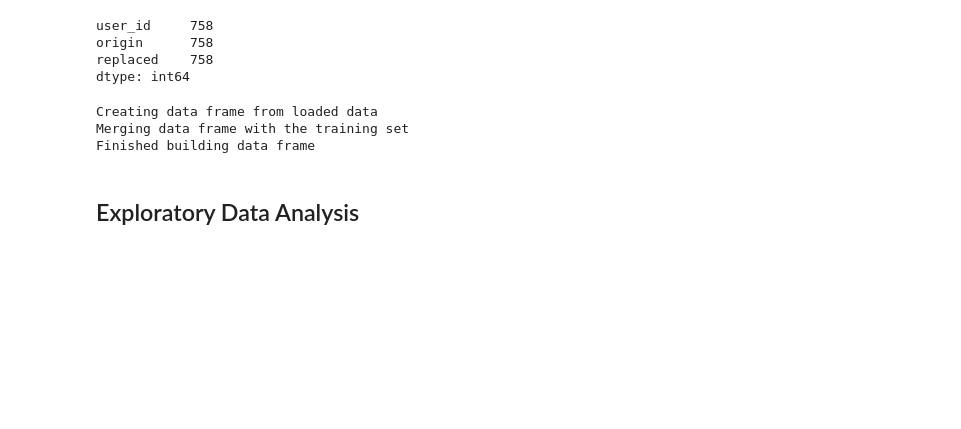
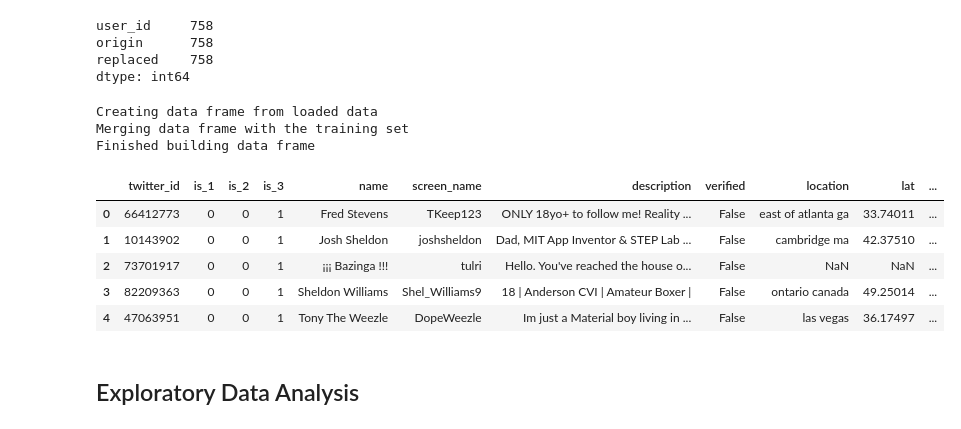
Before and after one commit to KopBob/technosphere, a Jupyter notebook: hw1/homework-1-st.ipynb, the cells around one changed output. Drawn from its saved outputs; the diff is of its cells as text; code cells hidden in the pictures; blank space fills up the shorter version.

```diff
--- a/hw1/homework-1-st.ipynb
+++ b/hw1/homework-1-st.ipynb
@@ -234,6 +234,8 @@ def twitter_user_to_dataframe_record(user, index, loc_err_writer):
         "listed_count": user.listed_count,
         "verified": user.verified
     }
+    if user.protected:
+        print user.id, user.screen_name
 
     if user.description is not None and user.description.strip() != "":
         record["description"] = user.description
@@ -315,6 +317,15 @@ print "Finished building data frame"
 Creating data frame from loaded data
 Merging data frame with the training set
 Finished building data frame
+# %%
+df_full.head()
+# %% [output]
+|  | twitter_id | is_1 | is_2 | is_3 | name | screen_name | description | verified | location | lat | ... |
+| 0 | 66412773 | 0 | 0 | 1 | Fred Stevens | TKeep123 | ONLY 18yo+ to follow me! Reality ... | False | east of atlanta ga | 33.74011 | ... |
+| 1 | 10143902 | 0 | 0 | 1 | Josh Sheldon | joshsheldon | Dad, MIT App Inventor & STEP Lab ... | False | cambridge ma | 42.37510 | ... |
+| 2 | 73701917 | 0 | 0 | 1 | ¡¡¡ Bazinga !!! | tulri | Hello. You've reached the house o... | False | NaN | NaN | ... |
+| 3 | 82209363 | 0 | 0 | 1 | Sheldon Williams | Shel_Williams9 | 18 | Anderson CVI | Amateur Boxer | | False | ontario canada | 49.25014 | ... |
+| 4 | 47063951 | 0 | 0 | 1 | Tony The Weezle | DopeWeezle | Im just a Material boy living in ... | False | las vegas | 36.17497 | ... |
 # %% [markdown]
 ## Exploratory Data Analysis
 # %% [markdown]
```
Also changed, not shown: 12 other files.
